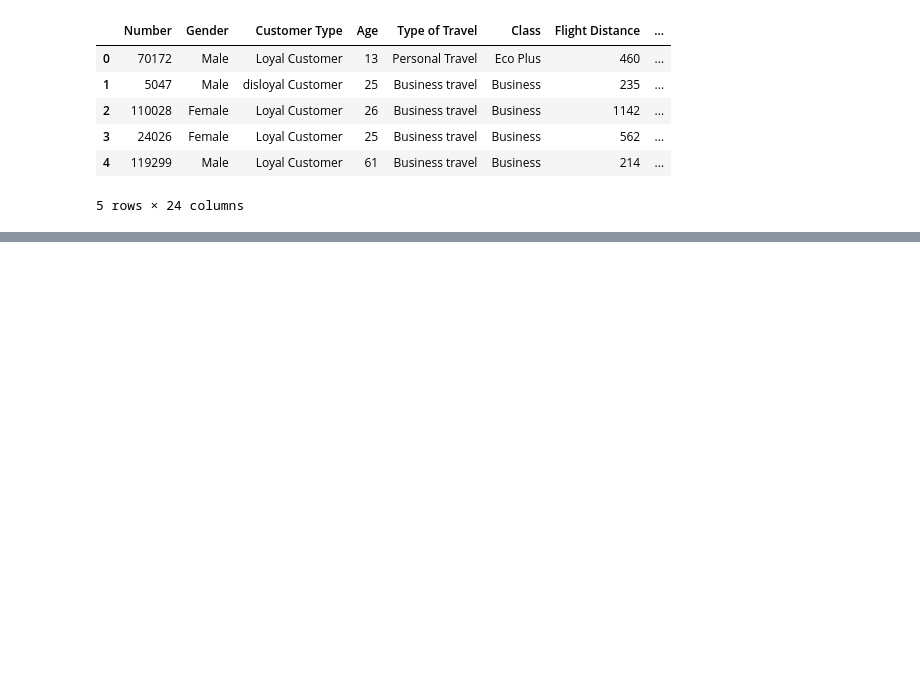
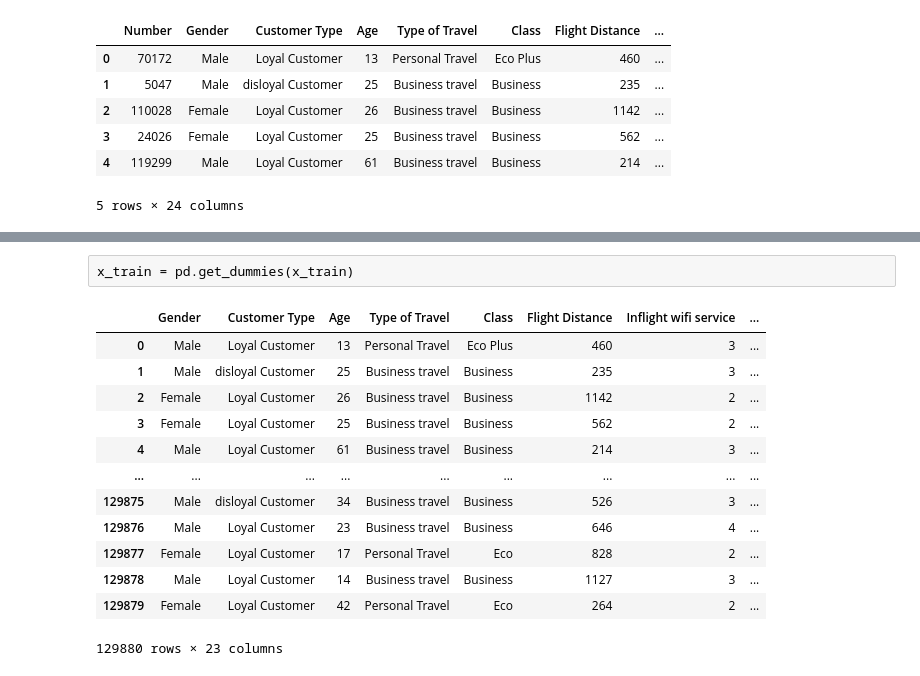
Before and after one commit to Lio-S/Projet_Satisfaction, a Jupyter notebook: data/Untitled.ipynb, the cells around one changed output, grey strips where cells are left out. Saved outputs shown, nothing was run; the diff lists cells and outputs as text; code cells hidden in the pictures; blank space fills up the shorter version.

```diff
--- a/data/Untitled.ipynb
+++ b/data/Untitled.ipynb
@@ -221,0 +220,22 @@ data1.head()
+# %%
+data1.drop('Number',axis = 1, inplace = True)
+# %%
+x_train = data1.iloc[:,:-1]
+# %% [raw]
+x_train = pd.get_dummies(x_train)
+# %%
+x_train
+# %% [output]
+|  | Gender | Customer Type | Age | Type of Travel | Class | Flight Distance | Inflight wifi service | ... |
+| 0 | Male | Loyal Customer | 13 | Personal Travel | Eco Plus | 460 | 3 | ... |
+| 1 | Male | disloyal Customer | 25 | Business travel | Business | 235 | 3 | ... |
+| 2 | Female | Loyal Customer | 26 | Business travel | Business | 1142 | 2 | ... |
+| 3 | Female | Loyal Customer | 25 | Business travel | Business | 562 | 2 | ... |
+| 4 | Male | Loyal Customer | 61 | Business travel | Business | 214 | 3 | ... |
+| ... | ... | ... | ... | ... | ... | ... | ... | ... |
+| 129875 | Male | disloyal Customer | 34 | Business travel | Business | 526 | 3 | ... |
+| 129876 | Male | Loyal Customer | 23 | Business travel | Business | 646 | 4 | ... |
+| 129877 | Female | Loyal Customer | 17 | Personal Travel | Eco | 828 | 2 | ... |
+| 129878 | Male | Loyal Customer | 14 | Business travel | Business | 1127 | 3 | ... |
+| 129879 | Female | Loyal Customer | 42 | Personal Travel | Eco | 264 | 2 | ... |
+129880 rows × 23 columns
```
Also changed, not shown: parts of 10 cells of this notebook.
